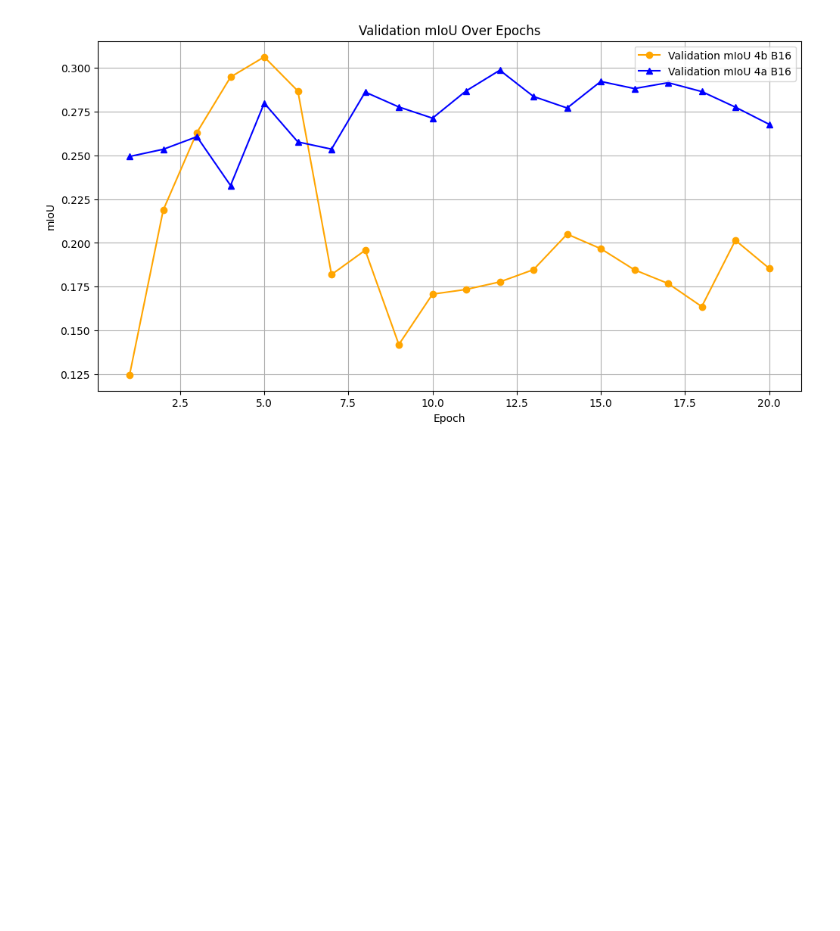
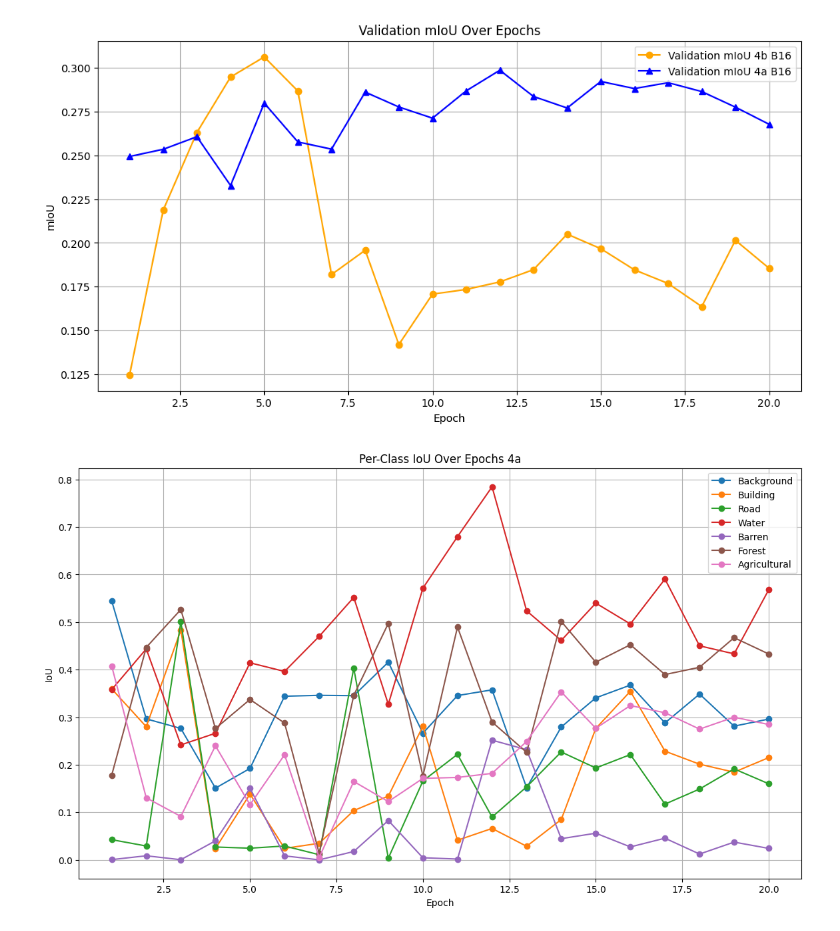
Before and after one commit to MichelePoli/AMLProject, a Jupyter notebook: GRAPH/4_graph.ipynb, the cells around one changed output. Saved outputs shown, nothing was run; the diff lists cells and outputs as text; code cells hidden in the pictures; blank space fills up the shorter version.

Commit message:
graph 4 + readME

```diff
--- a/GRAPH/4_graph.ipynb
+++ b/GRAPH/4_graph.ipynb
@@ -59,30 +59,110 @@ seg_loss_4a= [0.6100, 0.4000, 0.3768, 0.3596, 0.3506, 0.3325, 0.3218, 0.3133, 0.
                  0.3086, 0.3040, 0.3019, 0.2994, 0.2980, 0.2980, 0.2986, 0.2985, 0.2974, 0.2972]
 
 
 # Plot Training Loss
 plt.figure(figsize=(12, 6))
 plt.plot(range(1, 21), train_loss_4b_B16, marker='o', label='Training Loss 4b B16', color='orange')
 plt.plot(range(1, 21), seg_loss_4a, marker='^', label='Segmentation Loss 4a B16', color='blue')
 
 plt.title('Training Loss Over Epochs')
 plt.xlabel('Epoch')
 plt.ylabel('Loss')
 plt.grid(True)
 plt.legend()
 plt.show()
 
 
 plt.figure(figsize=(12, 6))
 plt.plot(range(1, 21), val_miou_4b_B16, marker='o', label='Validation mIoU 4b B16', color='orange')
 plt.plot(range(1, 21), validation_miou_4a, marker='^', label='Validation mIoU 4a B16', color='blue')
 
 
 plt.title('Validation mIoU Over Epochs')
 plt.xlabel('Epoch')
 plt.ylabel('mIoU')
 plt.grid(True)
 plt.legend()
 plt.show()
+
+
+
+
+
+# IoU per classe per ogni epoca
+per_class_iou_4a = {
+    "Background": [
+        0.5446, 0.2965, 0.2764, 0.1509, 0.1923, 0.3441, 0.3460, 0.3453, 0.4157, 0.2664, 0.3455, 0.3575, 0.1516, 0.2794,
+        0.3407, 0.3675, 0.2880, 0.3486, 0.2812, 0.2961
+    ],
+    "Building": [
+        0.3595, 0.2801, 0.4833, 0.0239, 0.1384, 0.0242, 0.0349, 0.1036, 0.1341, 0.2811, 0.0413, 0.0661, 0.0286, 0.0848,
+        0.2764, 0.3545, 0.2286, 0.2012, 0.1844, 0.2150
+    ],
+    "Road": [
+        0.0425, 0.0292, 0.5009, 0.0271, 0.0246, 0.0292, 0.0109, 0.4033, 0.0036, 0.1659, 0.2220, 0.0900, 0.1536, 0.2269,
+        0.1932, 0.2214, 0.1172, 0.1490, 0.1913, 0.1601
+    ],
+    "Water": [
+        0.3580, 0.4437, 0.2417, 0.2663, 0.4144, 0.3963, 0.4700, 0.5519, 0.3272, 0.5713, 0.6797, 0.7845, 0.5237, 0.4614,
+        0.5399, 0.4962, 0.5905, 0.4501, 0.4332, 0.5678
+    ],
+    "Barren": [
+        0.0005, 0.0086, 0.0003, 0.0401, 0.1507, 0.0084, 0.0, 0.0176, 0.0828, 0.0044, 0.0017, 0.2517, 0.2316, 0.0446,
+        0.0561, 0.0273, 0.0456, 0.0123, 0.0374, 0.0242
+    ],
+    "Forest": [
+        0.1780, 0.4468, 0.5265, 0.2763, 0.3373, 0.2877, 0.0141, 0.3458, 0.4973, 0.1763, 0.4896, 0.2900, 0.2260, 0.5013,
+        0.4158, 0.4524, 0.3897, 0.4050, 0.4672, 0.4330
+    ],
+    "Agricultural": [
+        0.4077, 0.1305, 0.0913, 0.2399, 0.1160, 0.2210, 0.0050, 0.1649, 0.1226, 0.1714, 0.1734, 0.1819, 0.2489, 0.3532,
+        0.2768, 0.3245, 0.3094, 0.2750, 0.3001, 0.2847
+    ]
+}
+
+
+
+# Plot Per-Class IoU
+plt.figure(figsize=(14, 8))
+for class_name, iou_values in per_class_iou_4a.items():
+    plt.plot(range(1, 21), iou_values, marker='o', label=class_name)
+
+plt.title('Per-Class IoU Over Epochs 4a')
+plt.xlabel('Epoch')
+plt.ylabel('IoU')
+plt.grid(True)
+plt.legend()
+plt.show()
+
+
+iou_per_class_4b = {
+    'Background': [0.3042, 0.4691, 0.5077, 0.5561, 0.5598, 0.5485, 0.2219, 0.1276, 0.0950, 0.0969, 0.0968, 0.0900, 0.0914, 0.0758, 0.0899, 0.0952, 0.0875, 0.0932, 0.0762, 0.0921],
+    'Building': [0.1177, 0.3395, 0.2718, 0.3525, 0.3660, 0.2820, 0.2559, 0.3777, 0.3661, 0.3935, 0.3726, 0.2976, 0.2716, 0.3263, 0.2750, 0.2538, 0.2305, 0.2466, 0.2988, 0.2250],
+    'Road': [0.1077, 0.2400, 0.2538, 0.2818, 0.3132, 0.3032, 0.2316, 0.2741, 0.2107, 0.1522, 0.1602, 0.2185, 0.2622, 0.3142, 0.2937, 0.2784, 0.2401, 0.1596, 0.2855, 0.3009],
+    'Water': [0.1540, 0.2267, 0.4280, 0.3926, 0.4270, 0.3718, 0.1723, 0.1592, 0.1580, 0.1473, 0.1507, 0.1576, 0.1556, 0.1551, 0.1541, 0.1530, 0.1545, 0.1487, 0.1522, 0.1517],
+    'Barren': [0.0367, 0.0255, 0.0548, 0.0288, 0.0449, 0.0575, 0.0187, 0.0067, 0.0941, 0.0722, 0.0554, 0.0806, 0.0456, 0.0734, 0.0845, 0.0922, 0.0676, 0.1615, 0.1273, 0.0413],
+    'Forest': [0.0958, 0.0231, 0.0254, 0.0447, 0.0270, 0.0379, 0.0156, 0.0325, 0.0115, 0.0439, 0.0527, 0.0550, 0.0503, 0.0451, 0.0536, 0.0289, 0.0452, 0.0431, 0.0328, 0.0438],
+    'Agricultural': [0.0560, 0.2076, 0.3002, 0.4073, 0.4060, 0.4069, 0.3572, 0.3930, 0.0578, 0.2892, 0.3252, 0.3441, 0.4162, 0.4449, 0.4264, 0.3904, 0.4120, 0.2924, 0.4376, 0.4435]
+}
+
+
+
+
+
+
+
+# Plot Per-Class IoU
+plt.figure(figsize=(14, 8))
+for class_name, iou_values in iou_per_class_4b.items():
+    plt.plot(range(1, 21), iou_values, marker='o', label=class_name)
+
+plt.title('Per-Class IoU Over Epochs 4B B16')
+plt.xlabel('Epoch')
+plt.ylabel('IoU')
+plt.grid(True)
+plt.legend()
+plt.show()
 # %% [output]
 [figure]
 [figure]
+[figure, added]
```
Also changed, not shown: parts of 1 cell of this notebook, 11 other files.
